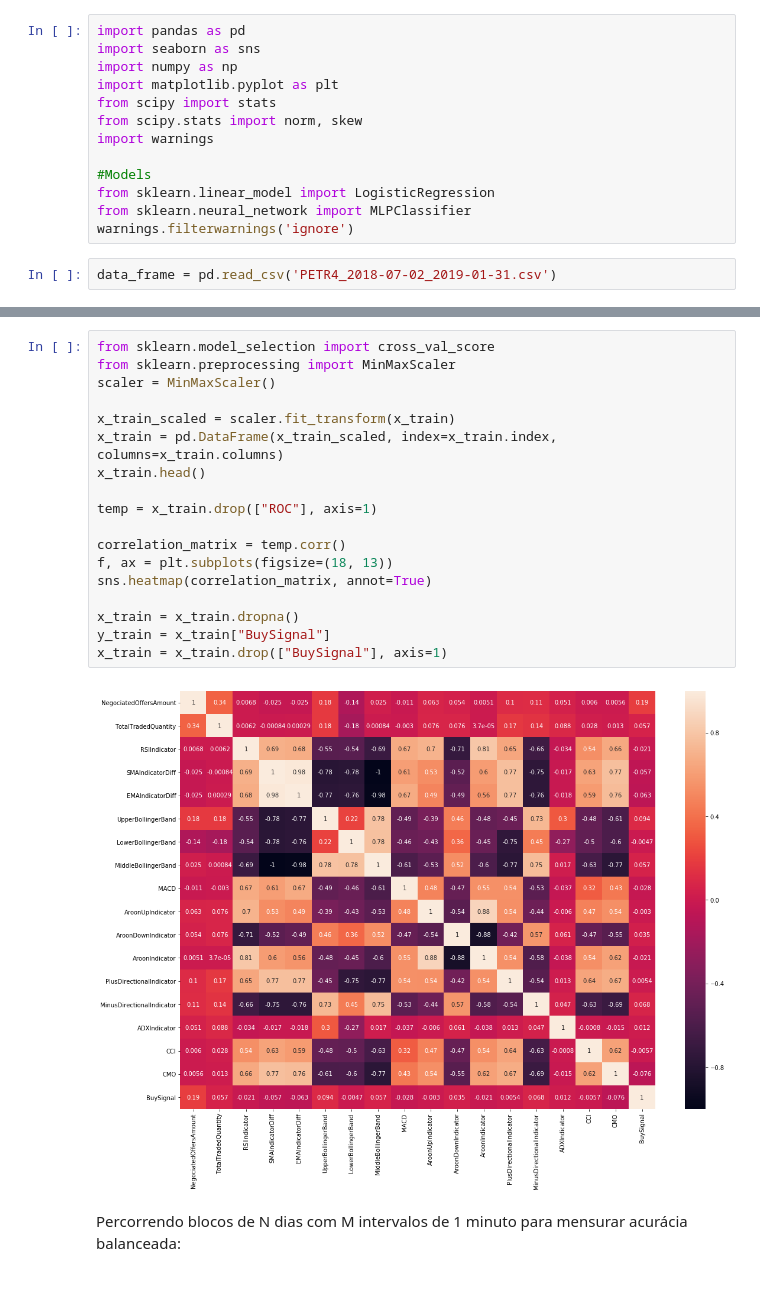
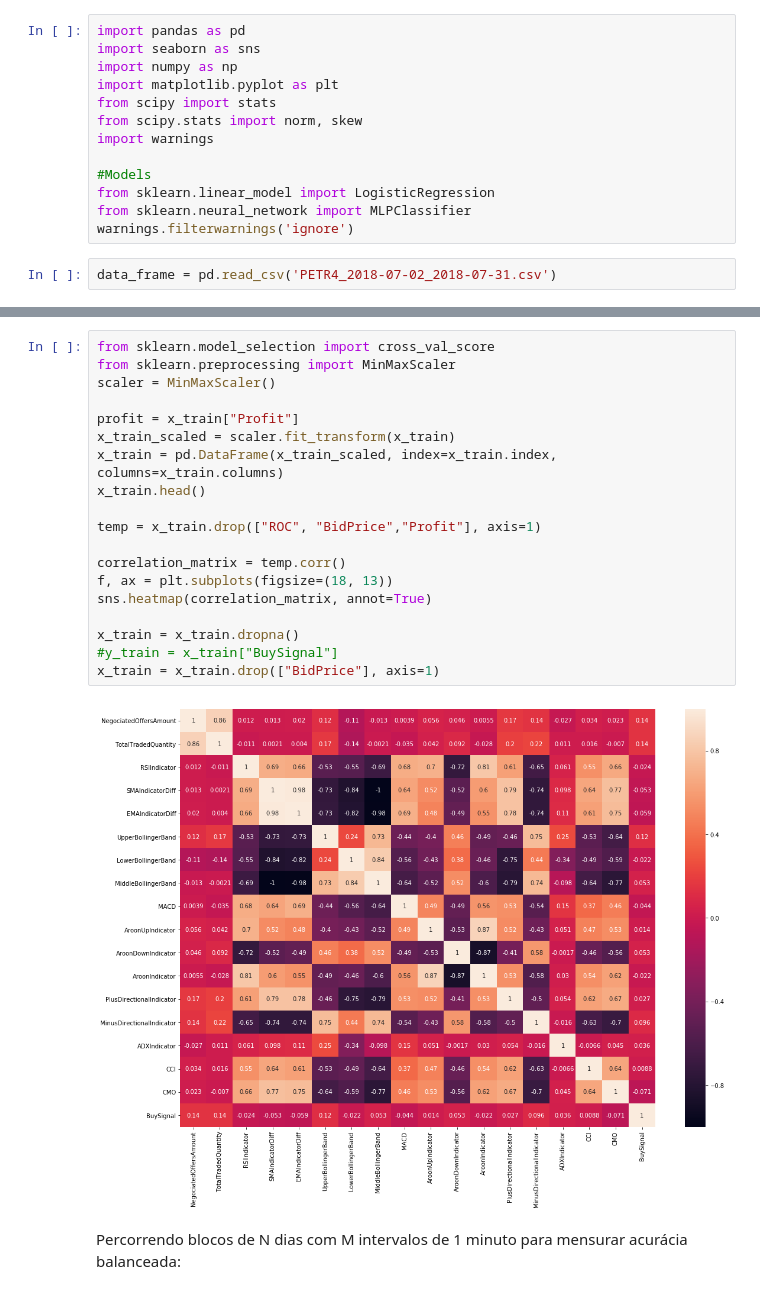
Before and after one commit to lschlee/stock-analysis, a Jupyter notebook: stock-analysis.ipynb, the cells around one changed output, grey strips where cells are left out. Cells and saved outputs as stored; diff of their text form.

```diff
--- a/stock-analysis.ipynb
+++ b/stock-analysis.ipynb
@@ -14,7 +14,7 @@ from sklearn.linear_model import LogisticRegression
 from sklearn.neural_network import MLPClassifier
 warnings.filterwarnings('ignore')
 # %%
-data_frame = pd.read_csv('PETR4_2018-07-02_2019-01-31.csv')
+data_frame = pd.read_csv('PETR4_2018-07-02_2018-07-31.csv')
 # %%
 data_frame.count()
 # %% [output]
@@ -82,23 +84,24 @@ x_train.head()
 # %%
 from sklearn.model_selection import cross_val_score
 from sklearn.preprocessing import MinMaxScaler
 scaler = MinMaxScaler()
 
+profit = x_train["Profit"]
 x_train_scaled = scaler.fit_transform(x_train)
 x_train = pd.DataFrame(x_train_scaled, index=x_train.index, columns=x_train.columns)
 x_train.head()
 
-temp = x_train.drop(["ROC"], axis=1)
+temp = x_train.drop(["ROC", "BidPrice","Profit"], axis=1)
 
 correlation_matrix = temp.corr()
 f, ax = plt.subplots(figsize=(18, 13))
 sns.heatmap(correlation_matrix, annot=True)
 
 x_train = x_train.dropna()
-y_train = x_train["BuySignal"]
-x_train = x_train.drop(["BuySignal"], axis=1)
+#y_train = x_train["BuySignal"]
+x_train = x_train.drop(["BidPrice"], axis=1)
 # %% [output]
-[figure, old version]
+[figure, new version]
 # %% [markdown]
 Percorrendo blocos de N dias com M intervalos de 1 minuto para mensurar acurácia balanceada:
 # %%
```
Also changed, not shown: parts of 10 cells of this notebook.
